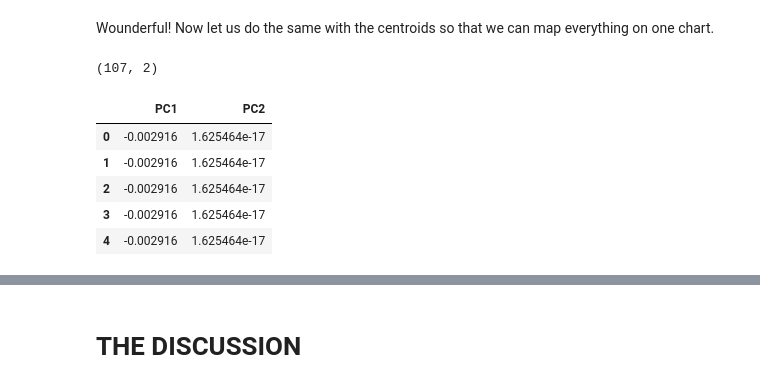
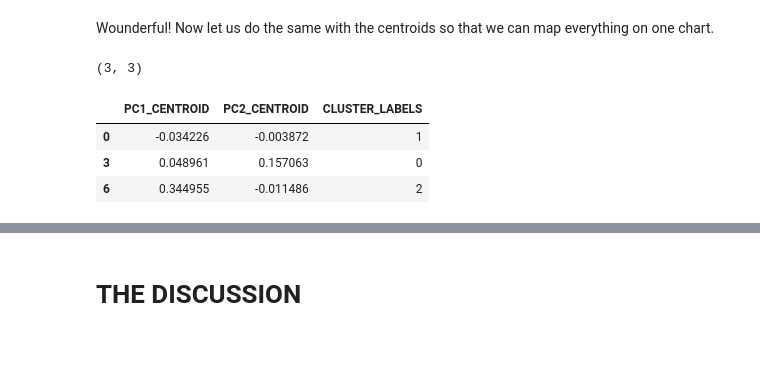
Before and after one commit to Mauricebuettgenbach/battle_of_the_neighborhoods, a Jupyter notebook: THE_BATTLE_OF_NEIHBORHOODS.ipynb, the cells around one changed output, grey strips where cells are left out. Drawn from its saved outputs; the diff is of its cells as text; code cells hidden in the pictures; blank space fills up the shorter version.

```diff
--- a/THE_BATTLE_OF_NEIHBORHOODS.ipynb
+++ b/THE_BATTLE_OF_NEIHBORHOODS.ipynb
@@ -1164,7 +1164,7 @@ from sklearn.cluster import KMeans
 distortions = []
 
 # Set range
-K = range(1,21)
+K = range(1,11)
 
 # Run algorithm on range
 for k in tqdm(K):
@@ -1298,25 +1293,29 @@ Wounderful! Now let us do the same with the centroids so that we can map everyth
 # %%
 # Get centroids for existing restaurants
 existing_restaurant_cluster_centers = existing_restaurant_clusters[['CENTROID_X', 'CENTROID_Y']]
 
 # Perform PCA
 pca = PCA(n_components=2)
 pca.fit(existing_restaurant_cluster_centers)
 
 # Get values
 centres_reduced = pca.transform(existing_restaurant_cluster_centers)
 
 # Convert to df
-centres_reduced = pd.DataFrame(centres_reduced, columns=['PC1', 'PC2'])
+centres_reduced = pd.DataFrame(centres_reduced, columns=['PC1_CENTROID', 'PC2_CENTROID'])
+
+# Get labels
+centres_reduced['CLUSTER_LABELS'] = existing_restaurant_clusters['CLUSTER_LABELS'].copy()
+
+# Get uniques
+centres_reduced = centres_reduced.drop_duplicates()
 
 # Viz
 print(centres_reduced.shape)
 centres_reduced.head()
 # %% [output]
-(107, 2)
+(3, 3)
-|  | PC1 | PC2 |
-| 0 | -0.002916 | 1.625464e-17 |
-| 1 | -0.002916 | 1.625464e-17 |
-| 2 | -0.002916 | 1.625464e-17 |
-| 3 | -0.002916 | 1.625464e-17 |
-| 4 | -0.002916 | 1.625464e-17 |
+|  | PC1_CENTROID | PC2_CENTROID | CLUSTER_LABELS |
+| 0 | -0.034226 | -0.003872 | 1 |
+| 3 | 0.048961 | 0.157063 | 0 |
+| 6 | 0.344955 | -0.011486 | 2 |
```
Also changed, not shown: parts of 12 cells of this notebook.
